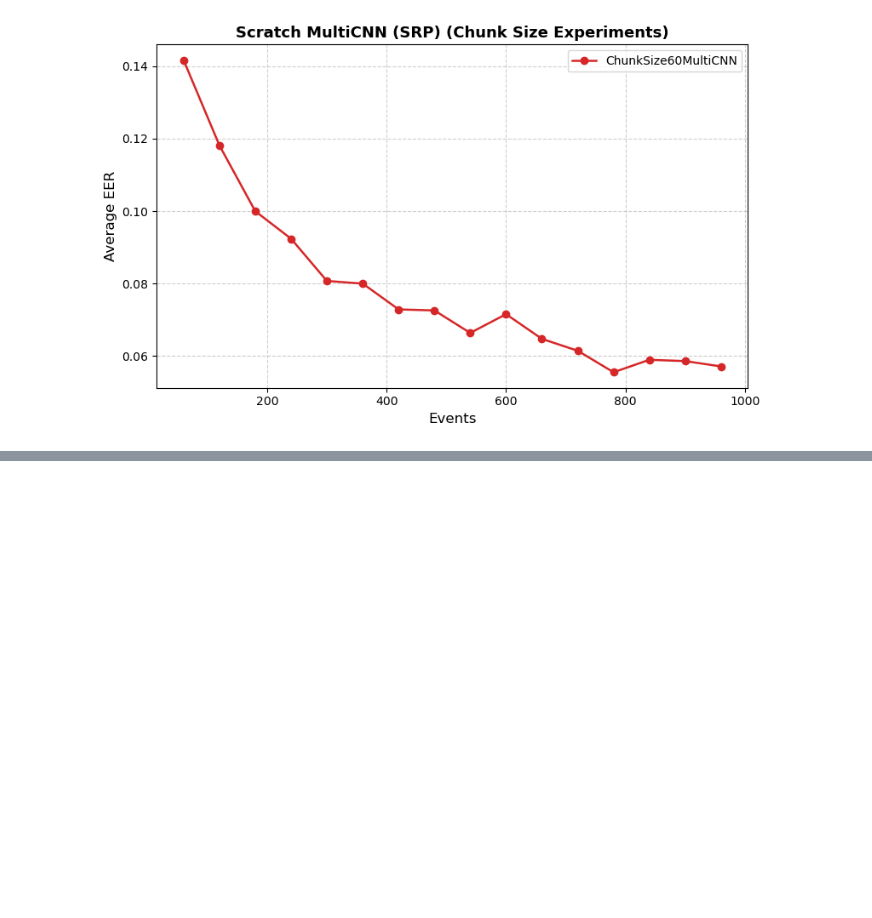
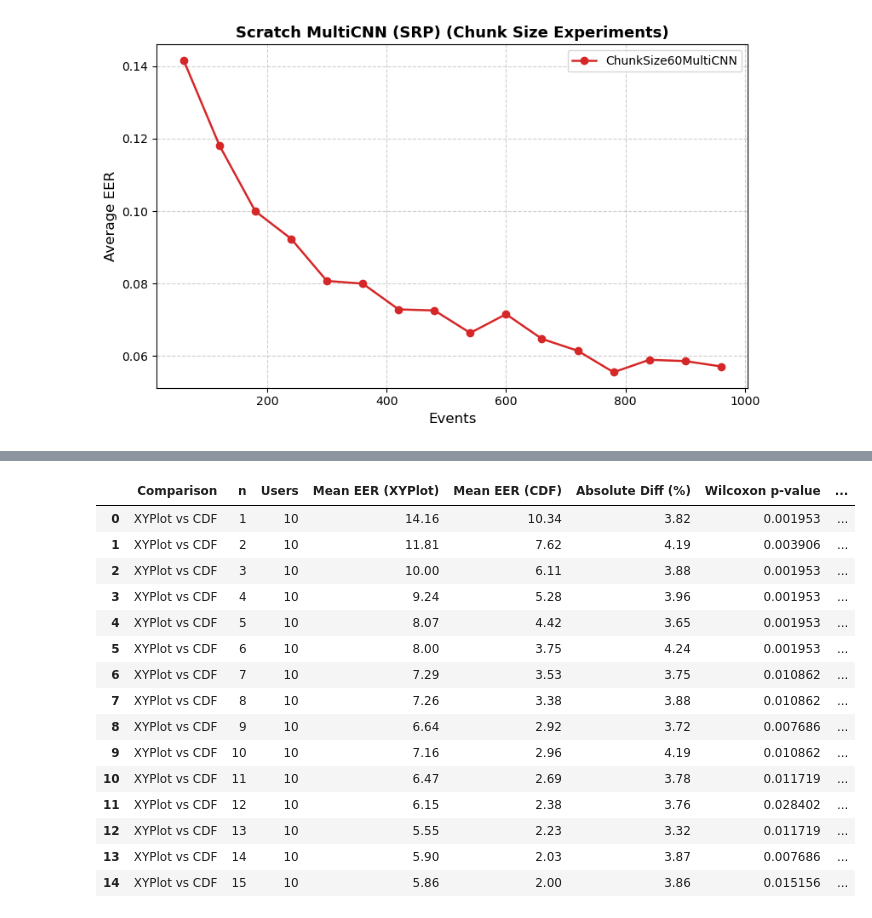
Before and after one commit to S-lijun/Mouse_Dynamics, a Jupyter notebook: Final_Results.ipynb, the cells around one changed output, grey strips where cells are left out. Drawn from its saved outputs; the diff is of its cells as text; code cells hidden in the pictures; blank space fills up the shorter version.

```diff
--- a/Final_Results.ipynb
+++ b/Final_Results.ipynb
@@ -448,0 +458,35 @@ plot_chunk_json_curves("Results/224/Scratch_MultiCNN/SRP/OneChannel", max_event=
+# %%
+from statistics_things.wilcoxon_curve_compare import wilcoxon_curve_test
+
+json_xy = "Results/224/Scratch_MultiCNN/SRP/per-userOneChannel/ChunkSize60MultiCNN.json"
+json_cdf = "Results/224/Scratch_MultiCNN/SRP/per-userVelocityChannel/ChunkSize60MultiCNN.json"
+
+n_targets = [i+1 for i in range(15)]
+
+df = wilcoxon_curve_test(
+    json_xy,
+    json_cdf,
+    n_targets,
+    label_a="XYPlot",
+    label_b="CDF",
+    alpha=0.05
+)
+
+df
+# %% [output]
+|  | Comparison | n | Users | Mean EER (XYPlot) | Mean EER (CDF) | Absolute Diff (%) | Wilcoxon p-value | ... |
+| 0 | XYPlot vs CDF | 1 | 10 | 14.16 | 10.34 | 3.82 | 0.001953 | ... |
+| 1 | XYPlot vs CDF | 2 | 10 | 11.81 | 7.62 | 4.19 | 0.003906 | ... |
+| 2 | XYPlot vs CDF | 3 | 10 | 10.00 | 6.11 | 3.88 | 0.001953 | ... |
+| 3 | XYPlot vs CDF | 4 | 10 | 9.24 | 5.28 | 3.96 | 0.001953 | ... |
+| 4 | XYPlot vs CDF | 5 | 10 | 8.07 | 4.42 | 3.65 | 0.001953 | ... |
+| 5 | XYPlot vs CDF | 6 | 10 | 8.00 | 3.75 | 4.24 | 0.001953 | ... |
+| 6 | XYPlot vs CDF | 7 | 10 | 7.29 | 3.53 | 3.75 | 0.010862 | ... |
+| 7 | XYPlot vs CDF | 8 | 10 | 7.26 | 3.38 | 3.88 | 0.010862 | ... |
+| 8 | XYPlot vs CDF | 9 | 10 | 6.64 | 2.92 | 3.72 | 0.007686 | ... |
+| 9 | XYPlot vs CDF | 10 | 10 | 7.16 | 2.96 | 4.19 | 0.010862 | ... |
+| 10 | XYPlot vs CDF | 11 | 10 | 6.47 | 2.69 | 3.78 | 0.011719 | ... |
+| 11 | XYPlot vs CDF | 12 | 10 | 6.15 | 2.38 | 3.76 | 0.028402 | ... |
+| 12 | XYPlot vs CDF | 13 | 10 | 5.55 | 2.23 | 3.32 | 0.011719 | ... |
+| 13 | XYPlot vs CDF | 14 | 10 | 5.90 | 2.03 | 3.87 | 0.007686 | ... |
+| 14 | XYPlot vs CDF | 15 | 10 | 5.86 | 2.00 | 3.86 | 0.015156 | ... |
```
Also changed, not shown: parts of 1 cell of this notebook, 3 other files.
